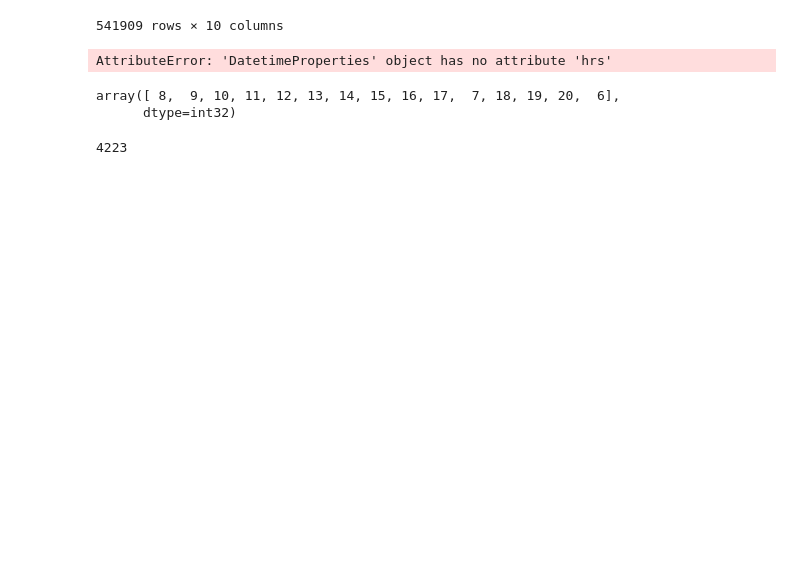
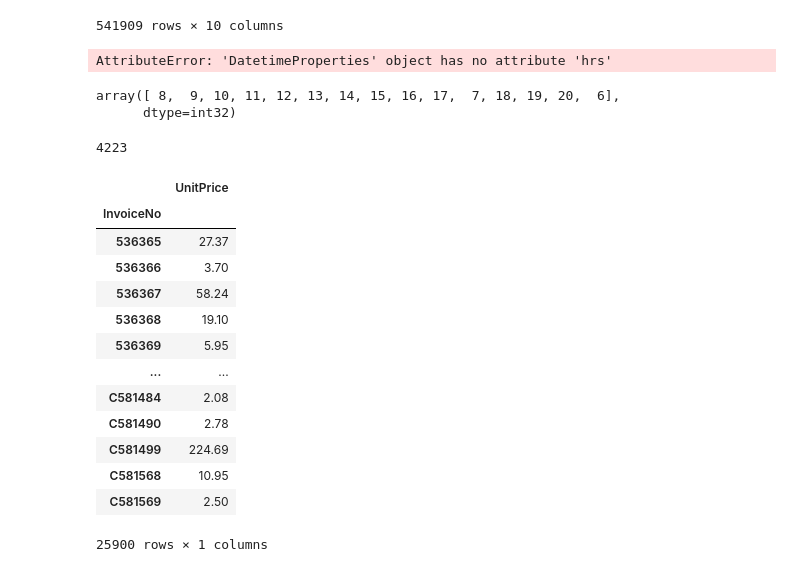
Before and after one commit to saurabhpatare/Customer-Journey-Mapping, a Jupyter notebook: Customer_Journey_Mapping.ipynb, the cells around one changed output. Drawn from its saved outputs; the diff is of its cells as text; code cells hidden in the pictures; blank space fills up the shorter version.

```diff
--- a/Customer_Journey_Mapping.ipynb
+++ b/Customer_Journey_Mapping.ipynb
@@ -99,3 +99,20 @@ array([ 8,  9, 10, 11, 12, 13, 14, 15, 16, 17,  7, 18, 19, 20,  6],
 data['Description'].nunique()
 # %% [output]
 4223
+# %%
+data.groupby('InvoiceNo').agg({'UnitPrice':'sum'})
+# %% [output]
+|  | UnitPrice |
+| InvoiceNo |  |
+| 536365 | 27.37 |
+| 536366 | 3.70 |
+| 536367 | 58.24 |
+| 536368 | 19.10 |
+| 536369 | 5.95 |
+| ... | ... |
+| C581484 | 2.08 |
+| C581490 | 2.78 |
+| C581499 | 224.69 |
+| C581568 | 10.95 |
+| C581569 | 2.50 |
+25900 rows × 1 columns
```
Also changed, not shown: parts of 8 cells of this notebook.
